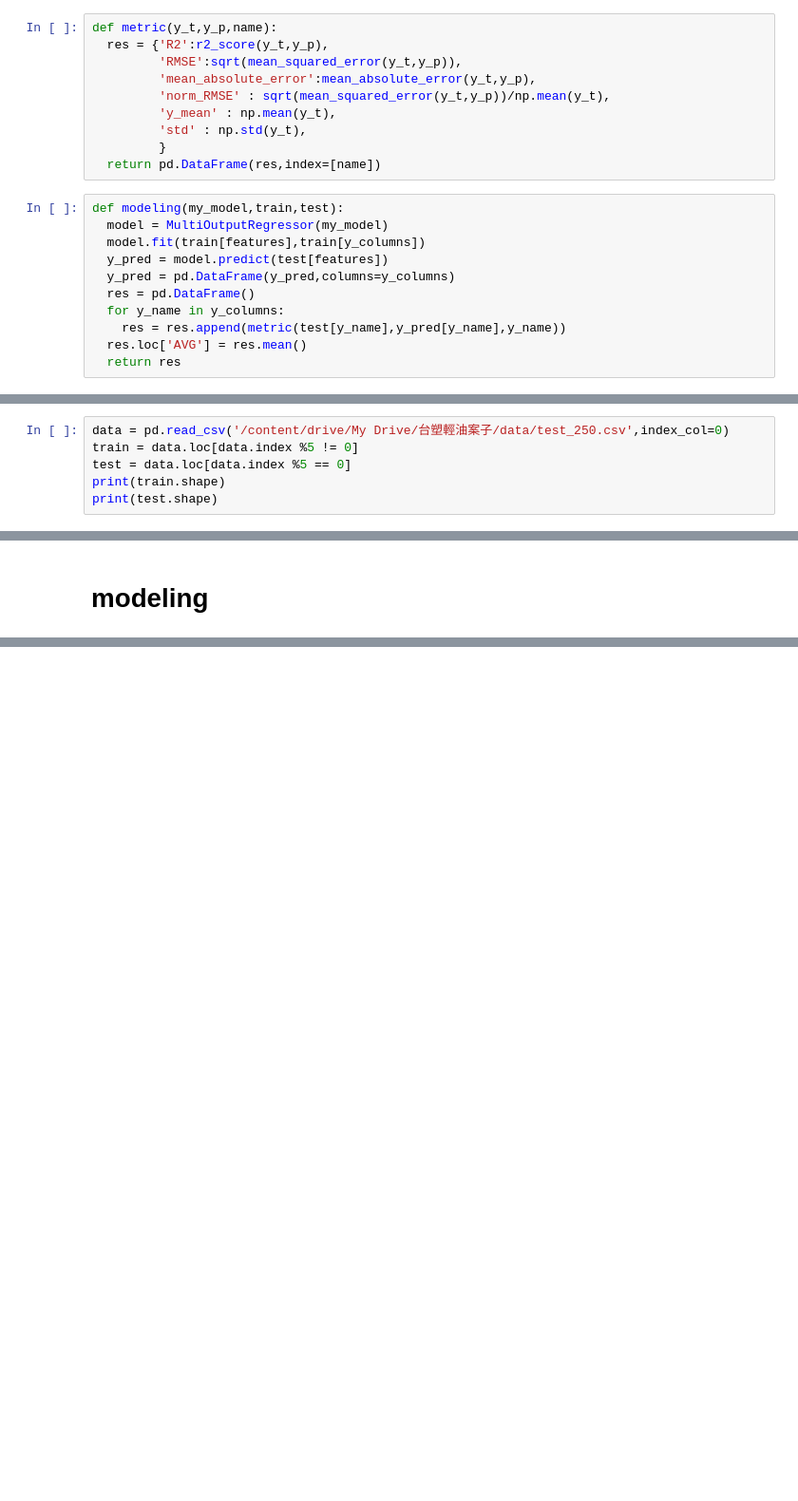
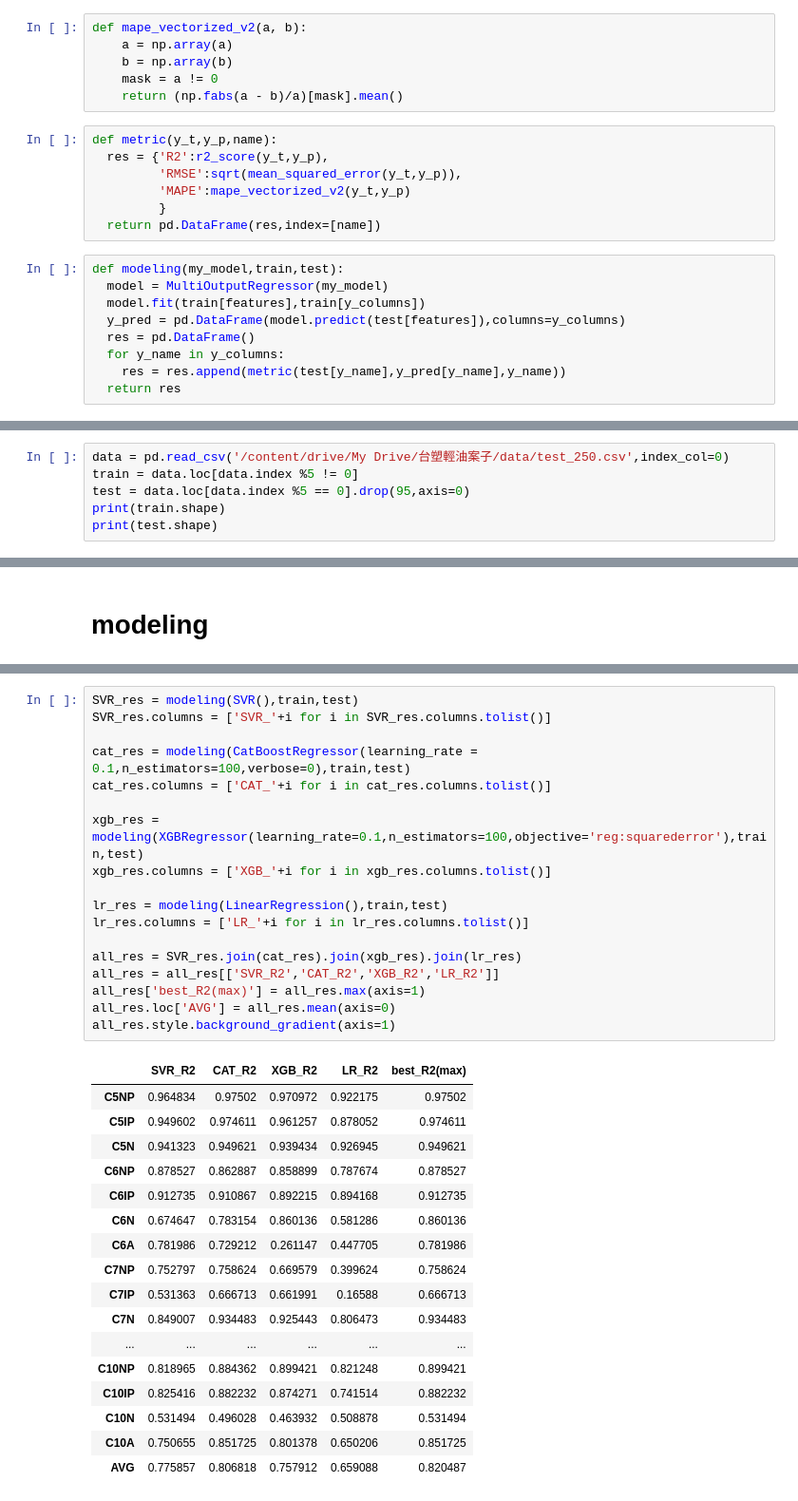
Before and after one commit to skywalker0803r/works, a Jupyter notebook: MultiOutputRegressor.ipynb, the cells around one changed output, grey strips where cells are left out. Shown at 95% size. Cells and saved outputs as stored; diff of their text form; blank space fills up the shorter version.

```diff
--- a/MultiOutputRegressor.ipynb
+++ b/MultiOutputRegressor.ipynb
@@ -23,25 +21,26 @@ from math import sqrt
 Drive already mounted at /content/drive; to attempt to forcibly remount, call drive.mount("/content/drive", force_remount=True).
 # %% [markdown]
 # some function
+# %%
+def mape_vectorized_v2(a, b):
+    a = np.array(a)
+    b = np.array(b)
+    mask = a != 0
+    return (np.fabs(a - b)/a)[mask].mean()
 # %%
 def metric(y_t,y_p,name):
   res = {'R2':r2_score(y_t,y_p),
          'RMSE':sqrt(mean_squared_error(y_t,y_p)),
-         'mean_absolute_error':mean_absolute_error(y_t,y_p),
-         'norm_RMSE' : sqrt(mean_squared_error(y_t,y_p))/np.mean(y_t),
-         'y_mean' : np.mean(y_t),
-         'std' : np.std(y_t),
+         'MAPE':mape_vectorized_v2(y_t,y_p)
          }
   return pd.DataFrame(res,index=[name])
 # %%
 def modeling(my_model,train,test):
   model = MultiOutputRegressor(my_model)
   model.fit(train[features],train[y_columns])
-  y_pred = model.predict(test[features])
-  y_pred = pd.DataFrame(y_pred,columns=y_columns)
+  y_pred = pd.DataFrame(model.predict(test[features]),columns=y_columns)
   res = pd.DataFrame()
   for y_name in y_columns:
     res = res.append(metric(test[y_name],y_pred[y_name],y_name))
-  res.loc['AVG'] = res.mean()
   return res
 # %% [markdown]
@@ -49,7 +48,7 @@ def modeling(my_model,train,test):
 # %%
 data = pd.read_csv('/content/drive/My Drive/台塑輕油案子/data/test_250.csv',index_col=0)
 train = data.loc[data.index %5 != 0]
-test = data.loc[data.index %5 == 0]
+test = data.loc[data.index %5 == 0].drop(95,axis=0)
 print(train.shape)
 print(test.shape)
 # %% [output]
@@ -251,0 +71,36 @@ modeling(MLPRegressor(),train,test)
+# %%
+SVR_res = modeling(SVR(),train,test)
+SVR_res.columns = ['SVR_'+i for i in SVR_res.columns.tolist()]
+
+cat_res = modeling(CatBoostRegressor(learning_rate = 0.1,n_estimators=100,verbose=0),train,test)
+cat_res.columns = ['CAT_'+i for i in cat_res.columns.tolist()]
+
+xgb_res = modeling(XGBRegressor(learning_rate=0.1,n_estimators=100,objective='reg:squarederror'),train,test)
+xgb_res.columns = ['XGB_'+i for i in xgb_res.columns.tolist()]
+
+lr_res = modeling(LinearRegression(),train,test)
+lr_res.columns = ['LR_'+i for i in lr_res.columns.tolist()]
+
+all_res = SVR_res.join(cat_res).join(xgb_res).join(lr_res)
+all_res = all_res[['SVR_R2','CAT_R2','XGB_R2','LR_R2']]
+all_res['best_R2(max)'] = all_res.max(axis=1)
+all_res.loc['AVG'] = all_res.mean(axis=0)
+all_res.style.background_gradient(axis=1)
+# %% [output]
+|  | SVR_R2 | CAT_R2 | XGB_R2 | LR_R2 | best_R2(max) |
+| C5NP | 0.964834 | 0.97502 | 0.970972 | 0.922175 | 0.97502 |
+| C5IP | 0.949602 | 0.974611 | 0.961257 | 0.878052 | 0.974611 |
+| C5N | 0.941323 | 0.949621 | 0.939434 | 0.926945 | 0.949621 |
+| C6NP | 0.878527 | 0.862887 | 0.858899 | 0.787674 | 0.878527 |
+| C6IP | 0.912735 | 0.910867 | 0.892215 | 0.894168 | 0.912735 |
+| C6N | 0.674647 | 0.783154 | 0.860136 | 0.581286 | 0.860136 |
+| C6A | 0.781986 | 0.729212 | 0.261147 | 0.447705 | 0.781986 |
+| C7NP | 0.752797 | 0.758624 | 0.669579 | 0.399624 | 0.758624 |
+| C7IP | 0.531363 | 0.666713 | 0.661991 | 0.16588 | 0.666713 |
+| C7N | 0.849007 | 0.934483 | 0.925443 | 0.806473 | 0.934483 |
+| ... | ... | ... | ... | ... | ... |
+| C10NP | 0.818965 | 0.884362 | 0.899421 | 0.821248 | 0.899421 |
+| C10IP | 0.825416 | 0.882232 | 0.874271 | 0.741514 | 0.882232 |
+| C10N | 0.531494 | 0.496028 | 0.463932 | 0.508878 | 0.531494 |
+| C10A | 0.750655 | 0.851725 | 0.801378 | 0.650206 | 0.851725 |
+| AVG | 0.775857 | 0.806818 | 0.757912 | 0.659088 | 0.820487 |
```
Also changed, not shown: parts of 14 cells of this notebook.
